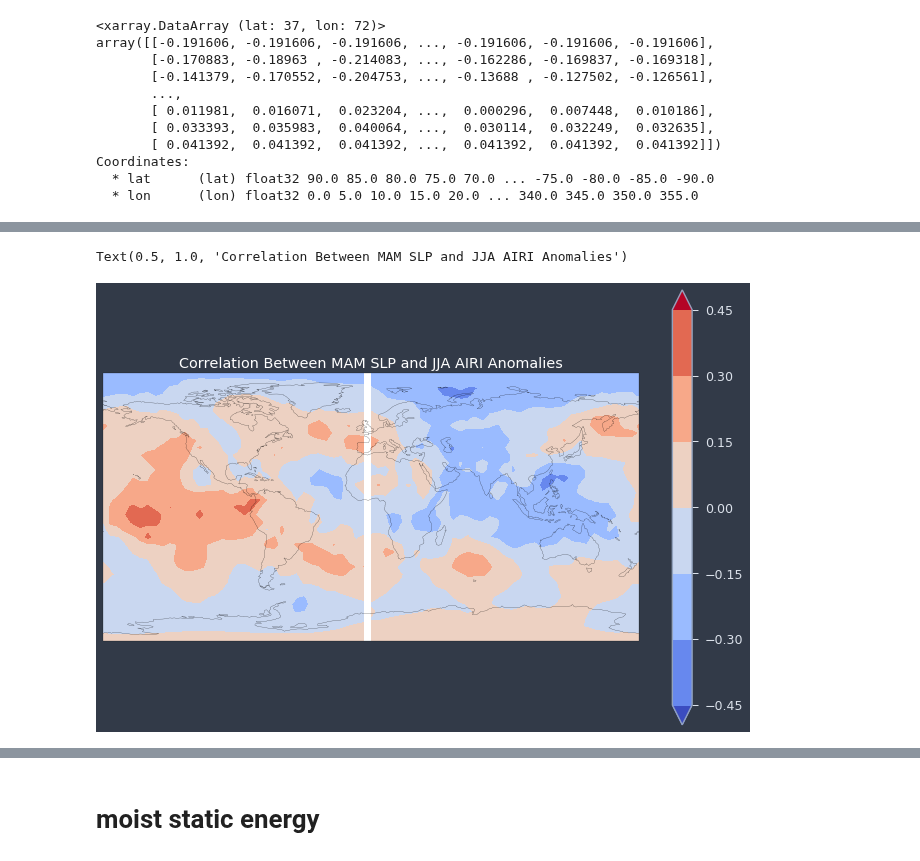
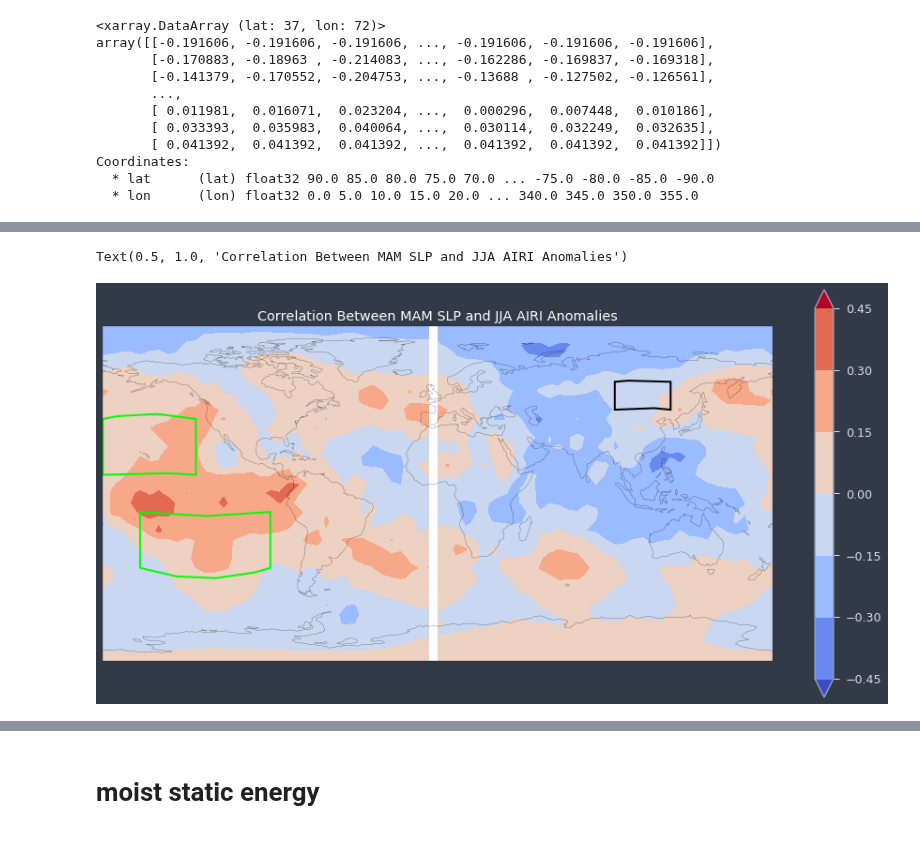
Before and after one commit to medhap02/AllIndiaRainfall, a Jupyter notebook: src/SLPcorrelationsTrainingPeriod.ipynb, the cells around one changed output, grey strips where cells are left out. Saved outputs shown, nothing was run; the diff lists cells and outputs as text; code cells hidden in the pictures.

```diff
--- a/src/SLPcorrelationsTrainingPeriod.ipynb
+++ b/src/SLPcorrelationsTrainingPeriod.ipynb
@@ -248,15 +255,18 @@ Text(0.5, 1.0, 'Correlation Between MAM SLP and JJA AIRI Anomalies')
-# %%
-#Plot MAM/JJA correlation
-ax = plt.axes(projection=ccrs.PlateCarree())
-lev = np.linspace(-.5, .5, 11, endpoint=True)
-#plt.contourf(slp_mam_r,lev,cmap='coolwarm',extend='both')
-#plt.colorbar()
-slp_mam_r.plot.contourf(cmap='coolwarm',extend='both')
-ax.coastlines()
-plt.title('Correlation Between MAM SLP and JJA AIRI Anomalies', color = 'white')
-# %% [output]
-Text(0.5, 1.0, 'Correlation Between MAM SLP and JJA AIRI Anomalies')
-[figure, removed]
+# %%
+ax = plt.axes(projection=ccrs.PlateCarree())
+lev = np.linspace(-.5, .5, 11, endpoint=True)
+#plt.colorbar()
+slp_mam_r.plot.contourf(cmap='coolwarm',extend='both')
+ax.coastlines()
+ax.add_patch(mpatches.Rectangle(xy=[-160,-40], width=70, height=30, facecolor=None, edgecolor='lime', fill = False, linewidth = 2, transform=ccrs.Geodetic()))
+ax.add_patch(mpatches.Rectangle(xy=[-180,10], width=50, height=30, facecolor=None, edgecolor='lime', fill = False, linewidth = 2, transform=ccrs.Geodetic()))
+ax.add_patch(mpatches.Rectangle(xy=[95,45], width=30, height=15, facecolor=None, edgecolor='black', fill = False, linewidth = 2, transform=ccrs.Geodetic()))
+#PSH: April–May mean SLP averaged over SP (40°S–10°S, 160°W–90°W) and NP (10°N–30°N, 180°–130°W)
+#NAT: May minus March SLP averaged over(45°N–60°N, 95°E–125°E)
+plt.title('Correlation Between MAM SLP and JJA AIRI Anomalies', color = 'white')
+# %% [output]
+Text(0.5, 1.0, 'Correlation Between MAM SLP and JJA AIRI Anomalies')
+[figure, added]
 # %%
 #Try May-March tendency and jjas AIRI to be more consistent with Wang paper
 slpa_2shift_dt = slp_anom-slp_anom.shift(time=2) #This has the May minus March value at the May index
```
Also changed, not shown: parts of 9 cells of this notebook.
